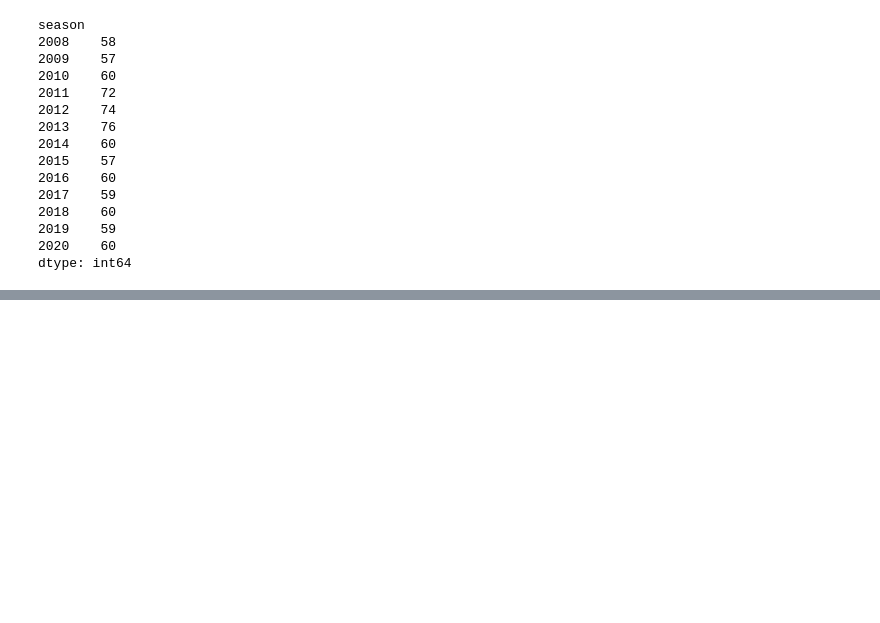
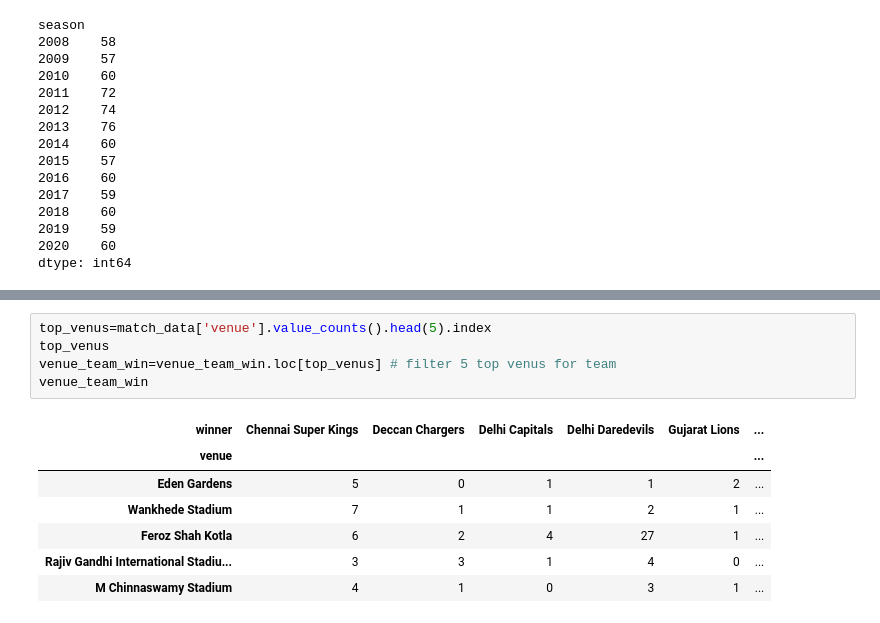
Before and after one commit to shankar-kumar-skj/REGEX, a Jupyter notebook: DAY_9/DAY_9.ipynb, the cells around one changed output, grey strips where cells are left out. Drawn from its saved outputs; the diff is of its cells as text; blank space fills up the shorter version.

```diff
--- a/DAY_9/DAY_9.ipynb
+++ b/DAY_9/DAY_9.ipynb
@@ -580,0 +710,13 @@ dtype: int64
+# %%
+top_venus=match_data['venue'].value_counts().head(5).index
+top_venus
+venue_team_win=venue_team_win.loc[top_venus] # filter 5 top venus for team
+venue_team_win
+# %% [output]
+| winner | Chennai Super Kings | Deccan Chargers | Delhi Capitals | Delhi Daredevils | Gujarat Lions | ... |
+| venue |  |  |  |  |  | ... |
+| Eden Gardens | 5 | 0 | 1 | 1 | 2 | ... |
+| Wankhede Stadium | 7 | 1 | 1 | 2 | 1 | ... |
+| Feroz Shah Kotla | 6 | 2 | 4 | 27 | 1 | ... |
+| Rajiv Gandhi International Stadiu... | 3 | 3 | 1 | 4 | 0 | ... |
+| M Chinnaswamy Stadium | 4 | 1 | 0 | 3 | 1 | ... |
```
Also changed, not shown: parts of 19 cells of this notebook.
